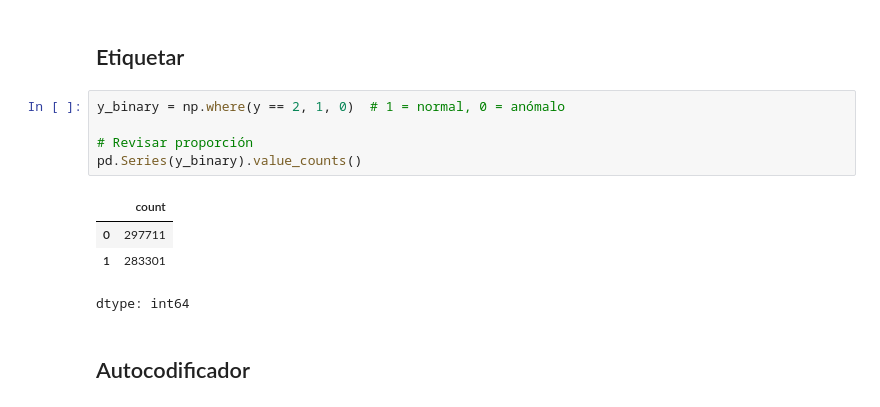
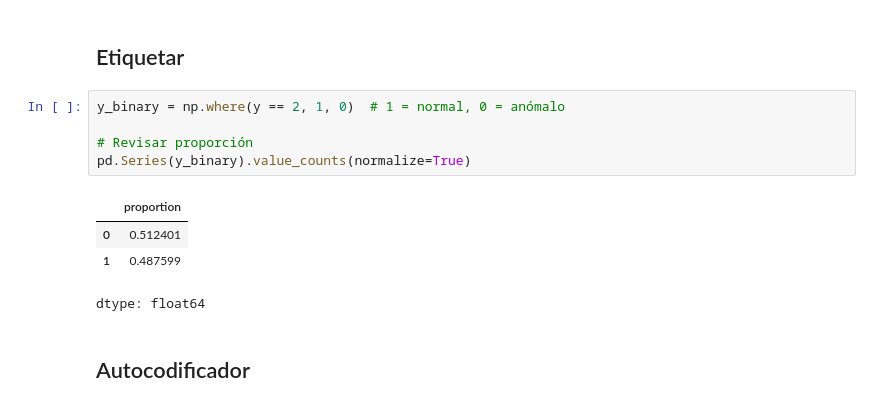
Before and after one commit to Maria-Villafuerte/Labs_Data_Science, a Jupyter notebook: Lab_8/covtype.ipynb, the cells around one changed output. Saved outputs shown, nothing was run; the diff lists cells and outputs as text.

```diff
--- a/Lab_8/covtype.ipynb
+++ b/Lab_8/covtype.ipynb
@@ -53,13 +54,13 @@ X_scaled = pd.concat([X_num_scaled, X_bin], axis=1)
 # %%
 y_binary = np.where(y == 2, 1, 0)  # 1 = normal, 0 = anómalo
 
 # Revisar proporción
-pd.Series(y_binary).value_counts()
+pd.Series(y_binary).value_counts(normalize=True)
 # %% [output]
-|  | count |
-| 0 | 297711 |
-| 1 | 283301 |
+|  | proportion |
+| 0 | 0.512401 |
+| 1 | 0.487599 |
-dtype: int64
+dtype: float64
 # %% [markdown]
 ## Autocodificador
 # %% [markdown]
```
Also changed, not shown: parts of 17 cells of this notebook.
